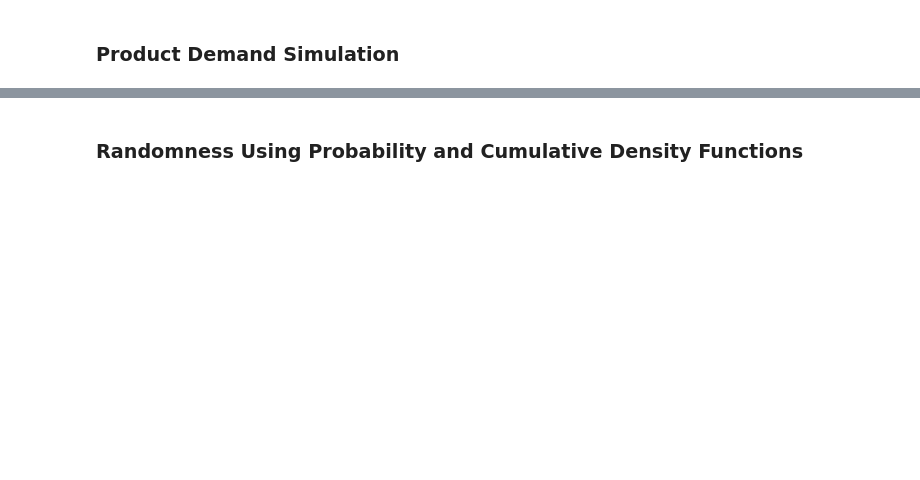
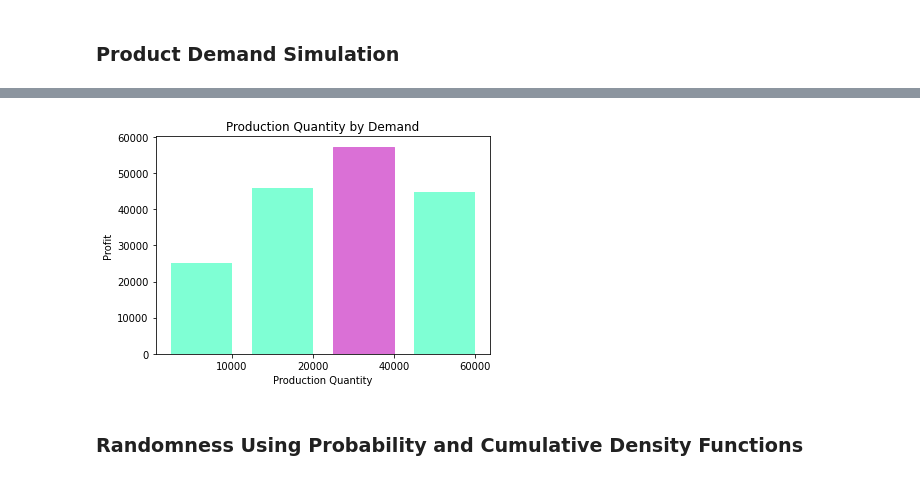
Before and after one commit to caiquemiranda/data-science-python-mongodb, a Jupyter notebook: 02-Monte_Carlo_Simulation_and_Density_Functions.ipynb, the cells around one changed output, grey strips where cells are left out. Saved outputs shown, nothing was run; the diff lists cells and outputs as text; code cells hidden in the pictures; blank space fills up the shorter version.

```diff
--- a/02-Monte_Carlo_Simulation_and_Density_Functions.ipynb
+++ b/02-Monte_Carlo_Simulation_and_Density_Functions.ipynb
@@ -13,2 +40,86 @@ warnings.filterwarnings('ignore')
 # %% [markdown]
 ### Product Demand Simulation
+# %%
+import matplotlib.pyplot as plt, numpy as np
+
+def demand():
+    p = np.random.uniform(0,1)
+    if p < 0.10:
+        return 10000
+    elif p >= 0.10 and p < 0.45:
+        return 20000
+    elif p >= 0.45 and p < 0.75:
+        return 40000
+    else:
+        return 60000
+
+def production(demand, units, price, unit_cost, disposal):
+    units_sold = min(units, demand)
+    revenue = units_sold * price
+    total_cost = units * unit_cost
+    units_not_sold = units - demand
+
+    if units_not_sold > 0:
+        disposal_cost = disposal * units_not_sold
+    else:
+        disposal_cost = 0
+
+    profit = revenue - total_cost - disposal_cost
+
+    return profit
+
+def mcs(x, n, units, price, unit_cost, disposal):
+    profit = []
+
+    while x <= n:
+        d = demand()
+        v = production(d, units, price, unit_cost, disposal)
+        profit.append(v)
+        x += 1
+
+    return profit
+
+def max_bar(ls):
+    tup = max(enumerate(ls))
+    return tup[0] - 1
+
+if __name__ == "__main__":
+    units = [10000, 20000, 40000, 60000]
+    price, unit_cost, disposal = 4, 1.5, 0.2
+    avg_p = []
+    x, n = 1, 10000
+    profit_10 = mcs(x, n, units[0], price, unit_cost, disposal)
+    avg_p.append(np.mean(profit_10))
+    print ('Profit for {:,.0f}'.format(units[0]),
+           'units: ${:,.2f}'.format(np.mean(profit_10)))
+
+    profit_20 = mcs(x, n, units[1], price, unit_cost, disposal)
+    avg_p.append(np.mean(np.mean(profit_20)))
+    print ('Profit for {:,.0f}'.format(units[1]),
+           'units: ${:,.2f}'.format(np.mean(profit_20)))
+
+    profit_40 = mcs(x, n, units[2], price, unit_cost, disposal)
+    avg_p.append(np.mean(profit_40))
+    print ('Profit for {:,.0f}'.format(units[2]),
+           'units: ${:,.2f}'.format(np.mean(profit_40)))
+
+    profit_60 = mcs(x, n, units[3], price, unit_cost, disposal)
+    avg_p.append(np.mean(profit_60))
+    print ('Profit for {:,.0f}'.format(units[3]),
+           'units: ${:,.2f}'.format(np.mean(profit_60)))
+
+    labels = ['10000','20000','40000','60000']
+    pos = np.arange(len(labels))
+    width = 0.75 # set less than 1.0 for spaces between bins
+
+    plt.figure(2)
+    ax = plt.axes()
+    ax.set_xticks(pos + (width / 2))
+    ax.set_xticklabels(labels)
+    barlist = plt.bar(pos, avg_p, width, color='aquamarine')
+    barlist[max_bar(avg_p)].set_color('orchid')
+    plt.ylabel('Profit')
+    plt.xlabel('Production Quantity')
+    plt.title('Production Quantity by Demand')
+    plt.show()
+# %% [output]
@@ -14,0 +130 @@ warnings.filterwarnings('ignore')
+[figure, added]
```
Also changed, not shown: parts of 8 cells of this notebook.
